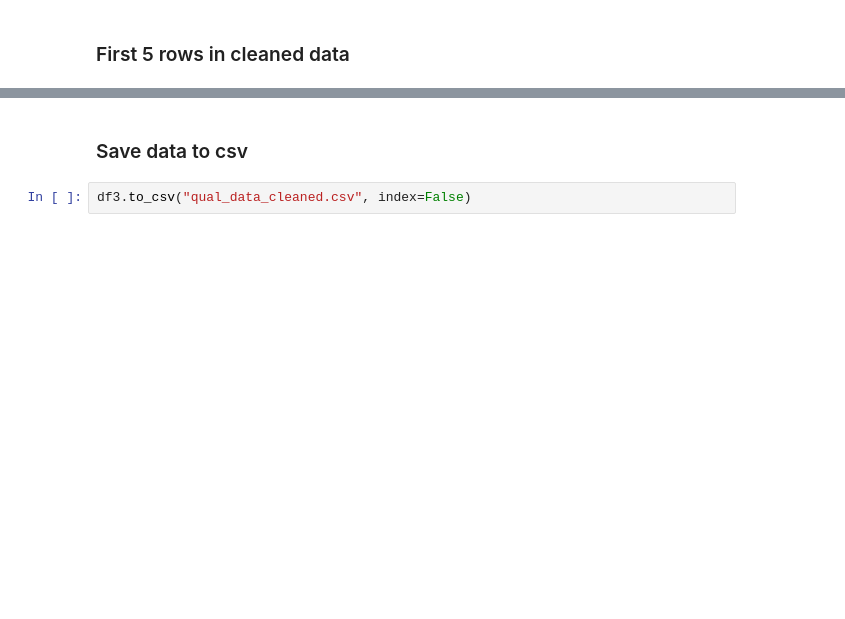
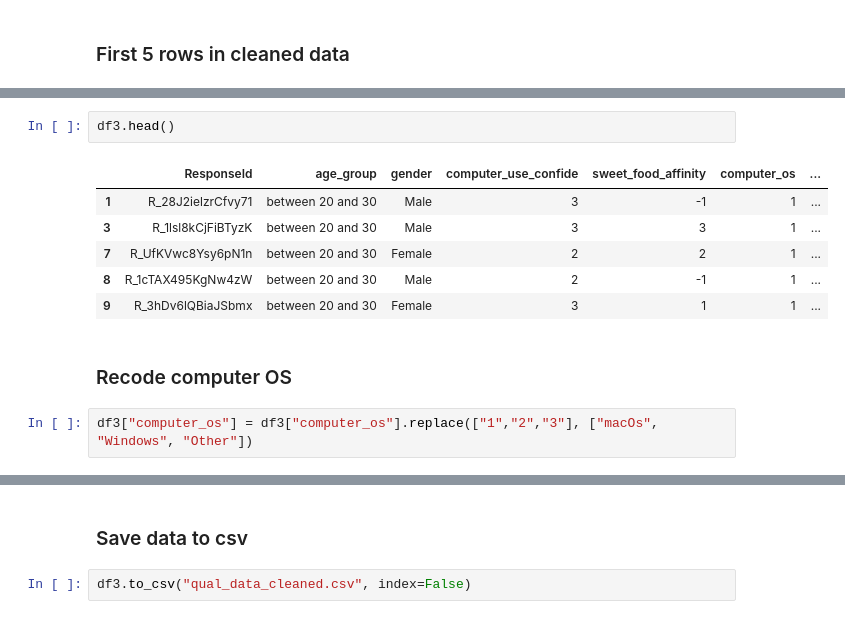
Before and after one commit to dheeraj-sn/qualtrics_data_cleaning, a Jupyter notebook: qualtrics_data_cleaning.ipynb, the cells around one changed output, grey strips where cells are left out. Cells and saved outputs as stored; diff of their text form; blank space fills up the shorter version.

```diff
--- a/qualtrics_data_cleaning.ipynb
+++ b/qualtrics_data_cleaning.ipynb
@@ -481,0 +525,13 @@ df3.head()
+# %%
+df3.head()
+# %% [output]
+|  | ResponseId | age_group | gender | computer_use_confide | sweet_food_affinity | computer_os | ... |
+| 1 | R_28J2ielzrCfvy71 | between 20 and 30 | Male | 3 | -1 | 1 | ... |
+| 3 | R_1lsl8kCjFiBTyzK | between 20 and 30 | Male | 3 | 3 | 1 | ... |
+| 7 | R_UfKVwc8Ysy6pN1n | between 20 and 30 | Female | 2 | 2 | 1 | ... |
+| 8 | R_1cTAX495KgNw4zW | between 20 and 30 | Male | 2 | -1 | 1 | ... |
+| 9 | R_3hDv6lQBiaJSbmx | between 20 and 30 | Female | 3 | 1 | 1 | ... |
+# %% [markdown]
+### Recode computer OS
+# %%
+df3["computer_os"] = df3["computer_os"].replace(["1","2","3"], ["macOs", "Windows", "Other"])
```
Also changed, not shown: parts of 23 cells of this notebook, 1 other file.
